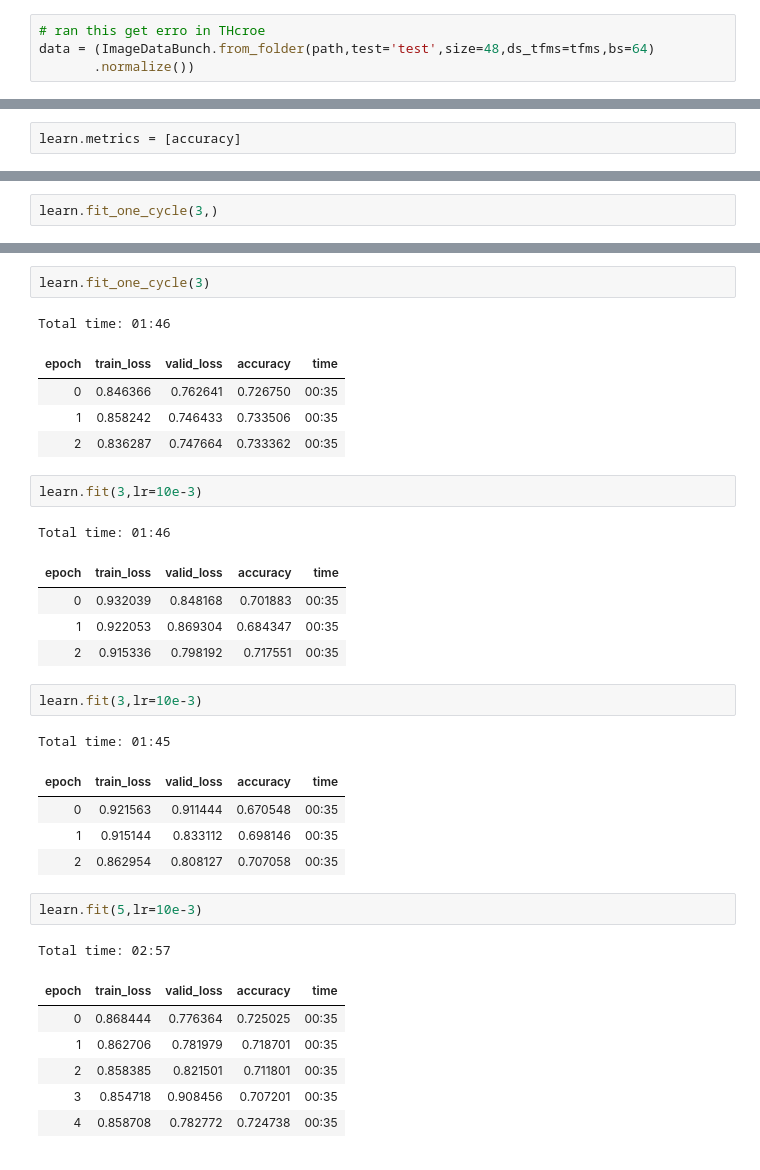
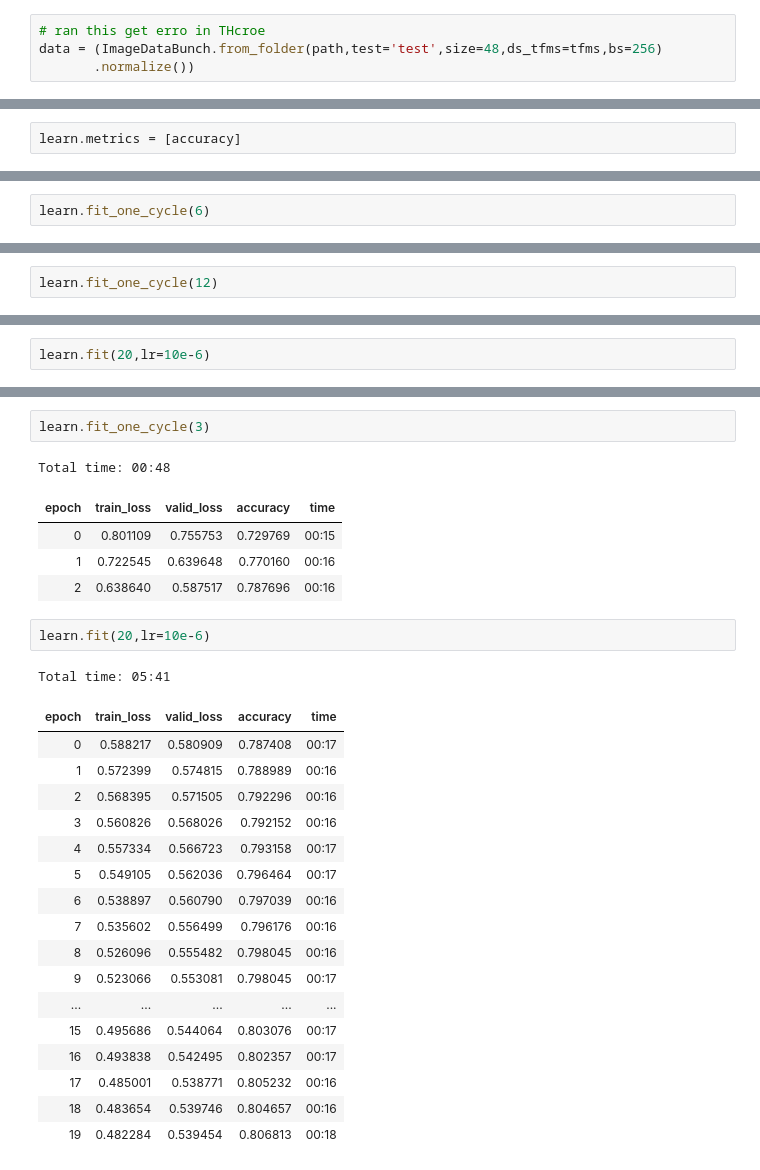
Before and after one commit to qnkhuat/emotion_train, a Jupyter notebook: fastai-resnet34.ipynb, the cells around one changed output, grey strips where cells are left out. Cells and saved outputs as stored; diff of their text form.

```diff
--- a/fastai-resnet34.ipynb
+++ b/fastai-resnet34.ipynb
@@ -8,7 +8,7 @@ path ='/home/qnkhuat/data/emotion_compilation_split'
 tfms = get_transforms(do_flip=True,flip_vert=False)
 # %%
 # ran this get erro in THcroe
-data = (ImageDataBunch.from_folder(path,test='test',size=48,ds_tfms=tfms,bs=64)
+data = (ImageDataBunch.from_folder(path,test='test',size=48,ds_tfms=tfms,bs=256)
        .normalize())
 # %%
 data.show_batch(rows=3)
@@ -42,3 +38,3 @@ Total time: 01:46
 # %%
-learn.fit_one_cycle(3,)
+learn.fit_one_cycle(6)
 # %% [output]
@@ -49,0 +58,2 @@ Total time: 01:46
+# %%
+learn.fit_one_cycle(12)
@@ -49,0 +77,2 @@ Total time: 01:46
+# %%
+learn.fit(20,lr=10e-6)
@@ -50,34 +117,29 @@ Total time: 01:46
 # %%
 learn.fit_one_cycle(3)
 # %% [output]
-Total time: 01:46
+Total time: 00:48
 | epoch | train_loss | valid_loss | accuracy | time |
-| 0 | 0.846366 | 0.762641 | 0.726750 | 00:35 |
-| 1 | 0.858242 | 0.746433 | 0.733506 | 00:35 |
-| 2 | 0.836287 | 0.747664 | 0.733362 | 00:35 |
+| 0 | 0.801109 | 0.755753 | 0.729769 | 00:15 |
+| 1 | 0.722545 | 0.639648 | 0.770160 | 00:16 |
+| 2 | 0.638640 | 0.587517 | 0.787696 | 00:16 |
 # %%
-learn.fit(3,lr=10e-3)
+learn.fit(20,lr=10e-6)
 # %% [output]
-Total time: 01:46
+Total time: 05:41
 | epoch | train_loss | valid_loss | accuracy | time |
-| 0 | 0.932039 | 0.848168 | 0.701883 | 00:35 |
-| 1 | 0.922053 | 0.869304 | 0.684347 | 00:35 |
-| 2 | 0.915336 | 0.798192 | 0.717551 | 00:35 |
+| 0 | 0.588217 | 0.580909 | 0.787408 | 00:17 |
+| 1 | 0.572399 | 0.574815 | 0.788989 | 00:16 |
+| 2 | 0.568395 | 0.571505 | 0.792296 | 00:16 |
+| 3 | 0.560826 | 0.568026 | 0.792152 | 00:16 |
+| 4 | 0.557334 | 0.566723 | 0.793158 | 00:17 |
+| 5 | 0.549105 | 0.562036 | 0.796464 | 00:17 |
+| 6 | 0.538897 | 0.560790 | 0.797039 | 00:16 |
+| 7 | 0.535602 | 0.556499 | 0.796176 | 00:16 |
+| 8 | 0.526096 | 0.555482 | 0.798045 | 00:16 |
+| 9 | 0.523066 | 0.553081 | 0.798045 | 00:17 |
+| ... | ... | ... | ... | ... |
+| 15 | 0.495686 | 0.544064 | 0.803076 | 00:17 |
+| 16 | 0.493838 | 0.542495 | 0.802357 | 00:17 |
+| 17 | 0.485001 | 0.538771 | 0.805232 | 00:16 |
+| 18 | 0.483654 | 0.539746 | 0.804657 | 00:16 |
+| 19 | 0.482284 | 0.539454 | 0.806813 | 00:18 |
-# %%
-learn.fit(3,lr=10e-3)
-# %% [output]
-Total time: 01:45
-| epoch | train_loss | valid_loss | accuracy | time |
-| 0 | 0.921563 | 0.911444 | 0.670548 | 00:35 |
-| 1 | 0.915144 | 0.833112 | 0.698146 | 00:35 |
-| 2 | 0.862954 | 0.808127 | 0.707058 | 00:35 |
-# %%
-learn.fit(5,lr=10e-3)
-# %% [output]
-Total time: 02:57
-| epoch | train_loss | valid_loss | accuracy | time |
-| 0 | 0.868444 | 0.776364 | 0.725025 | 00:35 |
-| 1 | 0.862706 | 0.781979 | 0.718701 | 00:35 |
-| 2 | 0.858385 | 0.821501 | 0.711801 | 00:35 |
-| 3 | 0.854718 | 0.908456 | 0.707201 | 00:35 |
-| 4 | 0.858708 | 0.782772 | 0.724738 | 00:35 |
```
Also changed, not shown: parts of 14 cells of this notebook, 4 other files.
